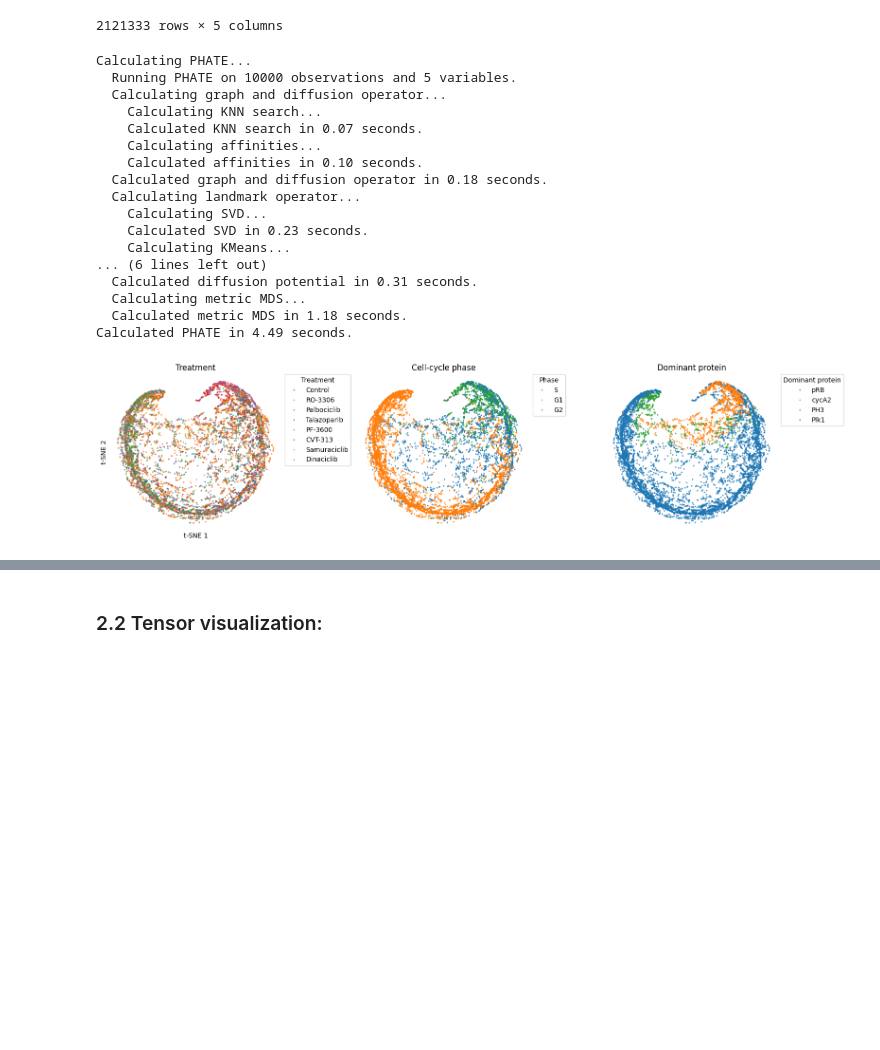
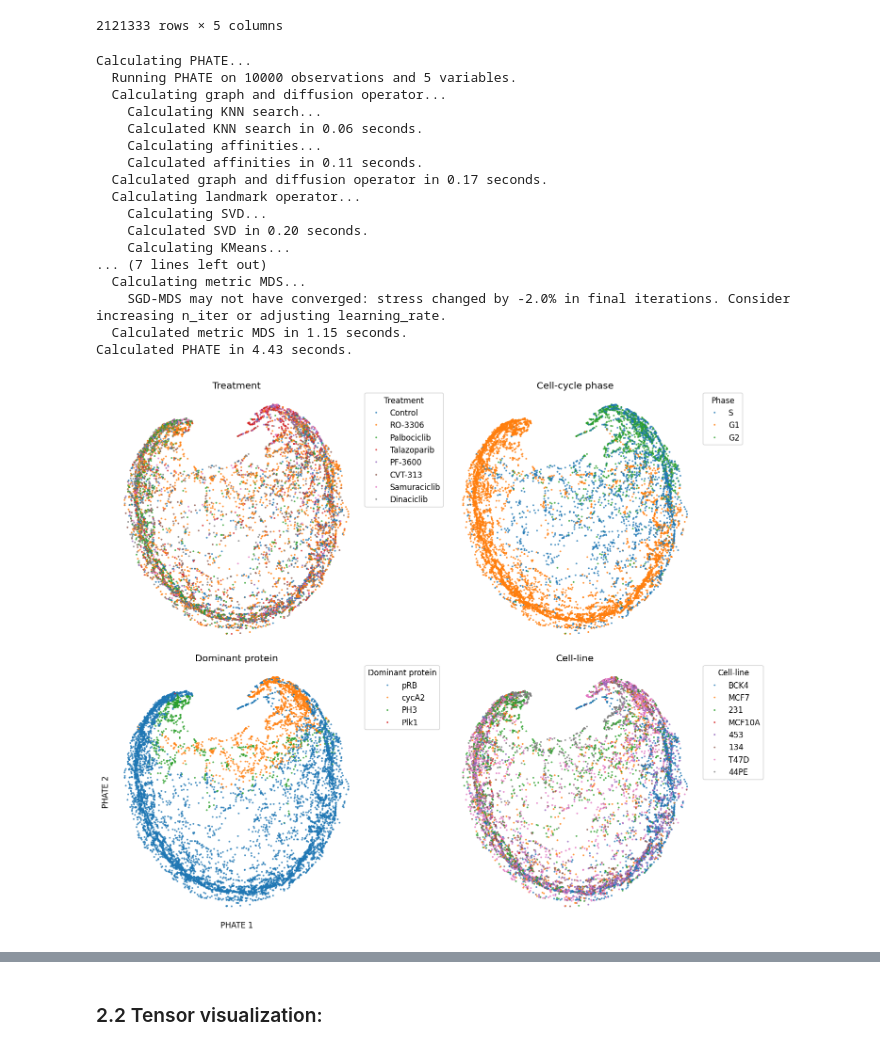
Before and after one commit to kaiwycik/tensors_and_cell_cycles, a Jupyter notebook: code/playground/playground_2.ipynb, the cells around one changed output, grey strips where cells are left out. Cells and saved outputs as stored; diff of their text form; code cells hidden in the pictures; blank space fills up the shorter version.

```diff
--- a/code/playground/playground_2.ipynb
+++ b/code/playground/playground_2.ipynb
@@ -36,4 +36,6 @@ adata = sc.concat(
     keys=[p.stem for p in h5ad_files],
     index_unique="-",
 )
+
+adata.obs["source_file"] = adata.obs["source_file"].str.removesuffix("_merged").values
 # %% [markdown]
@@ -50,7 +52,8 @@ features_44PE = [
 features_134 = [
     'nuclear_mean_CDK4', 'nuclear_mean_cycE1', 'nuclear_mean_pH2AX',
     'nuclear_mean_53BP1','nuclear_mean_p16', 'nuclear_mean_pRB',
-    'nuclear_mean_PH3','nuclear_mean_cycA2','nuclear_mean_Plk1','DNA_int'
+    'nuclear_mean_PH3','nuclear_mean_cycA2','nuclear_mean_Plk1',
+    'DNA_int'
 ]
 
 features_231 = [
@@ -191,6 +194,7 @@ adata_sub = sc.pp.subsample(adata_sans_G0_M, n_obs=min(10000, adata_sans_G0_M.n_
 phate_op = phate.PHATE()
 data_phate = phate_op.fit_transform(adata_sub.X)
 dominant_protein = adata_sub[:, selected_features].to_df().idxmax(axis=1)
+cell_line = adata_sub.obs["source_file"].astype(str).values
 
 phate = pd.DataFrame(
     data_phate,
@@ -202,10 +206,12 @@ phate["treatment"] = adata_sub.obs["drug_name"].astype(str).values
 phate["phase"] = adata_sub.obs["GMM_phase_labels"].astype(str).values
 phate["protein"] = np.asarray(adata_sub[:, "DNA_int"].X).ravel()
 phate["dominant_protein"] = dominant_protein.str.removeprefix("nuclear_mean_").values
+phate["cell_line"] = cell_line
 
 
 # Set up visualization
-fig, axes = plt.subplots(1, 3, figsize=(16, 4))
+fig, axes = plt.subplots(2, 2, figsize=(12, 10))
+axes = axes.flatten()
 sns.despine(top=True, right=True, left=True, bottom=True)
 
 
@@ -230,47 +236,59 @@ axes[1].legend(title="Phase", bbox_to_anchor=(1.02, 1), loc="upper left", border
 # Dominant protein per sample
 sns.scatterplot(
     data=phate, x="PHATE 1", y="PHATE 2", hue="dominant_protein",
-    s=dot_size, linewidth=0, alpha=0.8, ax=axes[2], palette="tab10"
+    s=dot_size, linewidth=0, alpha=0.8, ax=axes[2]
 )
 axes[2].set_title("Dominant protein")
 axes[2].legend(
     title="Dominant protein", bbox_to_anchor=(1.02, 1),
     loc="upper left", borderaxespad=0
 )
 
 
+# Cell-line
+sns.scatterplot(
+    data=phate, x="PHATE 1", y="PHATE 2", hue="cell_line",
+    s=dot_size, linewidth=0, alpha=0.8, ax=axes[3]
+)
+axes[3].set_title("Cell-line")
+axes[3].legend(
+    title="Cell-line", bbox_to_anchor=(1.02, 1),
+    loc="upper left", borderaxespad=0
+)
+
+
 # Final touches
 for ax in axes:
-    if ax == axes[0]:
-        ax.set_xlabel("t-SNE 1")
-        ax.set_ylabel("t-SNE 2")
+    if ax == axes[2]:
+        ax.set_xlabel("PHATE 1")
+        ax.set_ylabel("PHATE 2")
     else:
         ax.set_xlabel("")
         ax.set_ylabel("")
     ax.set_xticks([])
     ax.set_yticks([])
 
 plt.tight_layout()
 plt.show()
 # %% [output]
 Calculating PHATE...
   Running PHATE on 10000 observations and 5 variables.
   Calculating graph and diffusion operator...
     Calculating KNN search...
-    Calculated KNN search in 0.07 seconds.
+    Calculated KNN search in 0.06 seconds.
     Calculating affinities...
-    Calculated affinities in 0.10 seconds.
-  Calculated graph and diffusion operator in 0.18 seconds.
+    Calculated affinities in 0.11 seconds.
+  Calculated graph and diffusion operator in 0.17 seconds.
   Calculating landmark operator...
     Calculating SVD...
-    Calculated SVD in 0.23 seconds.
+    Calculated SVD in 0.20 seconds.
     Calculating KMeans...
-... (6 lines left out)
-  Calculated diffusion potential in 0.31 seconds.
+... (7 lines left out)
   Calculating metric MDS...
-  Calculated metric MDS in 1.18 seconds.
-Calculated PHATE in 4.49 seconds.
+    SGD-MDS may not have converged: stress changed by -2.0% in final iterations. Consider increasing n_iter or adjusting learning_rate.
+  Calculated metric MDS in 1.15 seconds.
+Calculated PHATE in 4.43 seconds.
-[figure, old version]
+[figure, new version]
 # %% [markdown]
 ---
 
```
Also changed, not shown: parts of 26 cells of this notebook.
